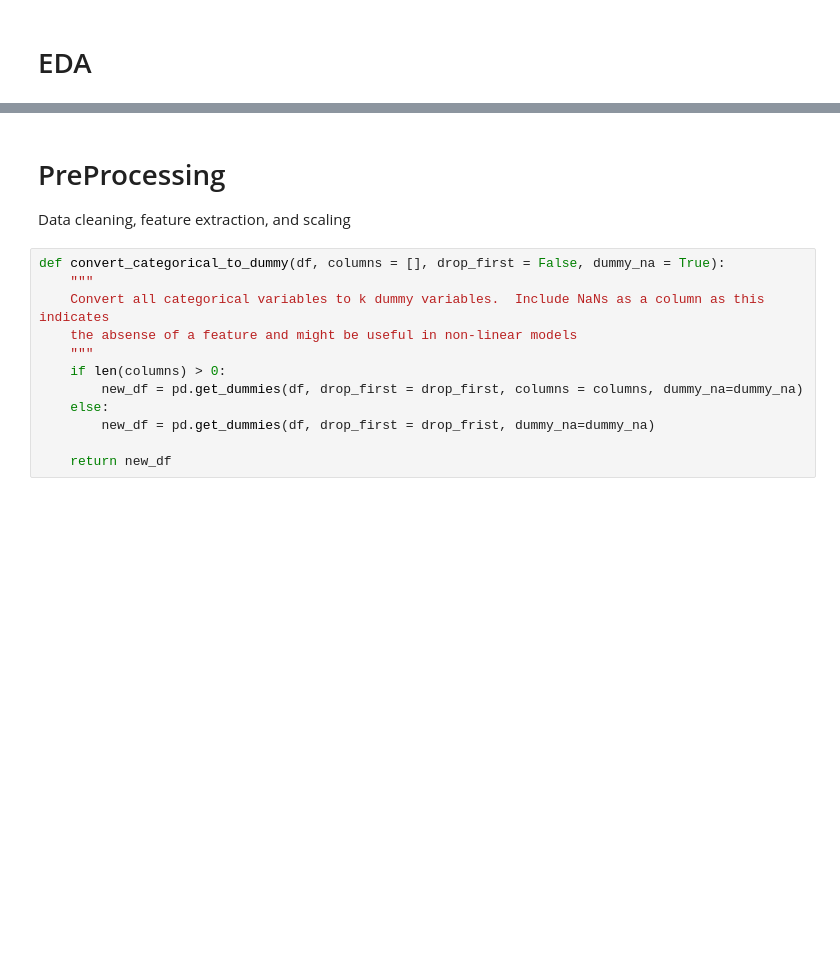
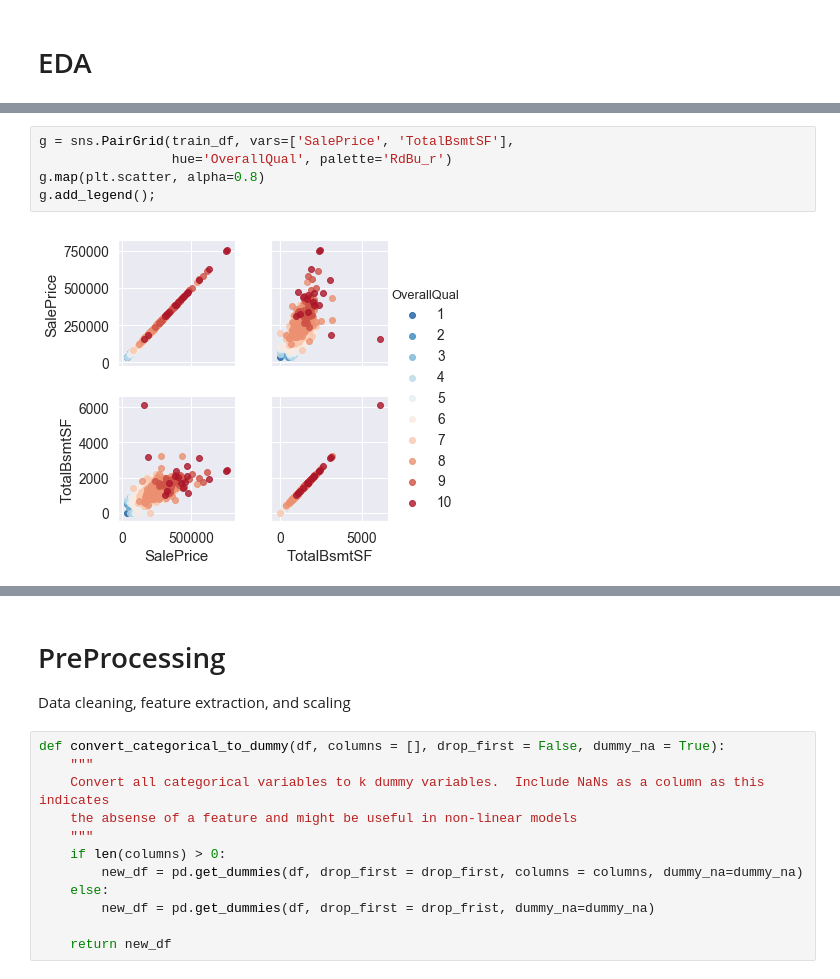
Before and after one commit to cgleach/w207_home_price_predictions_grp1, a Jupyter notebook: price_predictions_group1.ipynb, the cells around one changed output, grey strips where cells are left out. Cells and saved outputs as stored; diff of their text form; blank space fills up the shorter version.

```diff
--- a/price_predictions_group1.ipynb
+++ b/price_predictions_group1.ipynb
@@ -96,0 +99,7 @@ fig.axis(ymin=0, ymax=800000);
+# %%
+g = sns.PairGrid(train_df, vars=['SalePrice', 'TotalBsmtSF'],
+                 hue='OverallQual', palette='RdBu_r')
+g.map(plt.scatter, alpha=0.8)
+g.add_legend();
+# %% [output]
+[figure, added]
```
Also changed, not shown: parts of 15 cells of this notebook.
